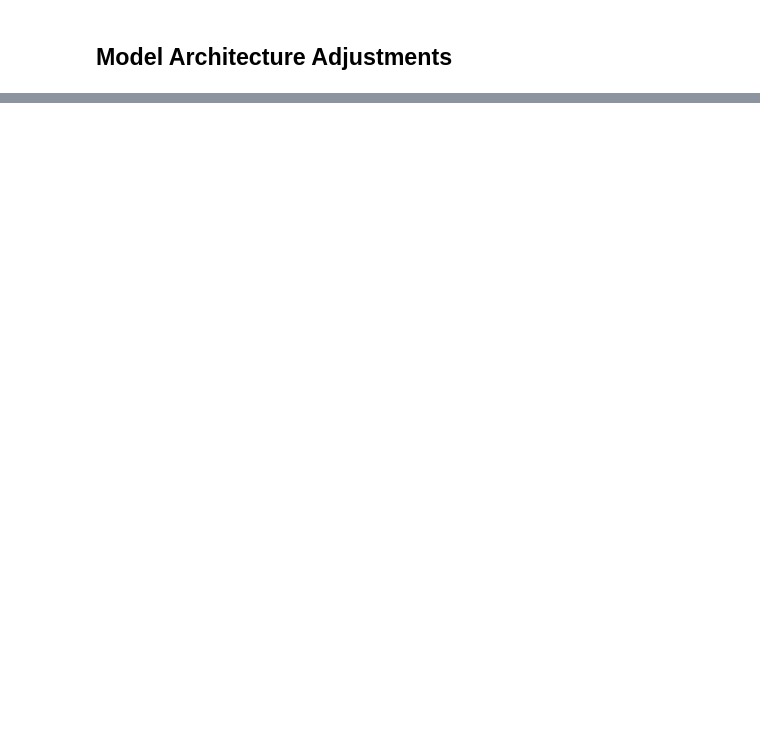
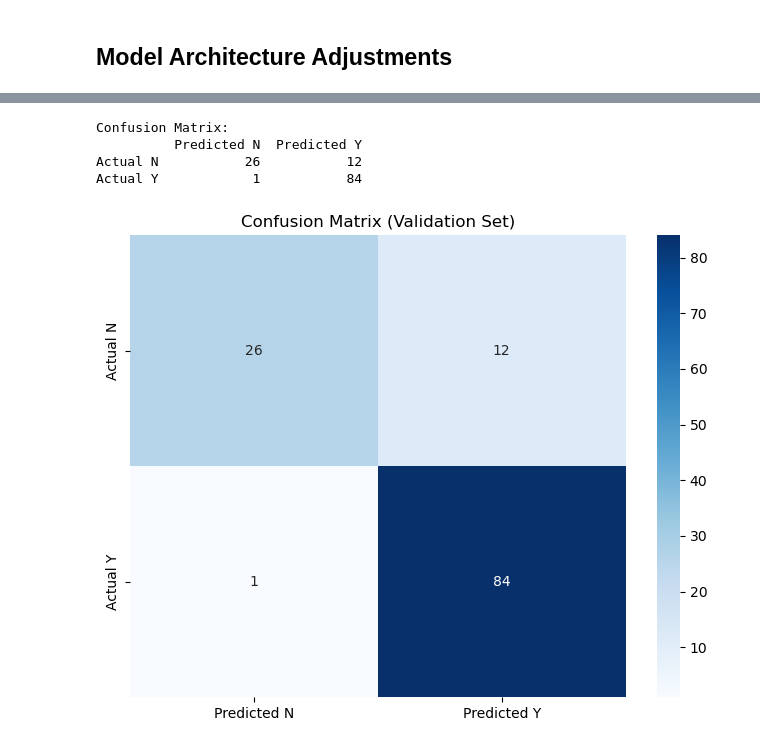
Before and after one commit to Smriti9176/Smriti9176, a Jupyter notebook: LoanPredictionProject4.ipynb, the cells around one changed output, grey strips where cells are left out. Drawn from its saved outputs; the diff is of its cells as text; code cells hidden in the pictures; blank space fills up the shorter version.

```diff
--- a/LoanPredictionProject4.ipynb
+++ b/LoanPredictionProject4.ipynb
@@ -992,0 +1226,20 @@ plt.show()
+# %%
+# --- Step 1: Baseline Performance ---
+
+# Evaluate on validation set for baseline
+if 'NN' in best_model_name:
+    y_val_pred_proba = best_model.predict(scaler.transform(X_val), verbose=0)
+    y_val_pred = (y_val_pred_proba > 0.5).astype(int).flatten()
+else:
+    y_val_pred = best_model.predict(scaler.transform(X_val))
+    y_val_pred_proba = best_model.predict_proba(scaler.transform(X_val))[:, 1]
+
+baseline_metrics = {
+    'accuracy': accuracy_score(y_val, y_val_pred),
+    'f1_score': f1_score(y_val, y_val_pred),
+    'roc_auc': roc_auc_score(y_val, y_val_pred_proba)
+}
+logging.info(f"Baseline Validation Performance - Accuracy: {baseline_metrics['accuracy']:.4f}, "
+             f"F1 Score: {baseline_metrics['f1_score']:.4f}, ROC-AUC: {baseline_metrics['roc_auc']:.4f}")
+print("\nBaseline Validation Performance:")
+print(baseline_metrics)
@@ -992,0 +1415,24 @@ plt.show()
+# %%
+# --- Step 3: Confusion Matrix ---
+
+# Compute confusion matrix
+cm = confusion_matrix(y_val, y_val_pred)
+cm_df = pd.DataFrame(cm, index=['Actual N', 'Actual Y'], columns=['Predicted N', 'Predicted Y'])
+# %%
+# Log confusion matrix
+logging.info(f"Confusion Matrix:\n{cm_df.to_string()}")
+print("\nConfusion Matrix:")
+print(cm_df)
+# %% [output]
+Confusion Matrix:
+          Predicted N  Predicted Y
+Actual N           26           12
+Actual Y            1           84
+# %%
+# Visualize confusion matrix
+plt.figure(figsize=(8, 6))
+sns.heatmap(cm_df, annot=True, fmt='d', cmap='Blues')
+plt.title('Confusion Matrix (Validation Set)')
+plt.show()
+# %% [output]
+[figure, added]
```
Also changed, not shown: parts of 39 cells of this notebook, 11 other files.
